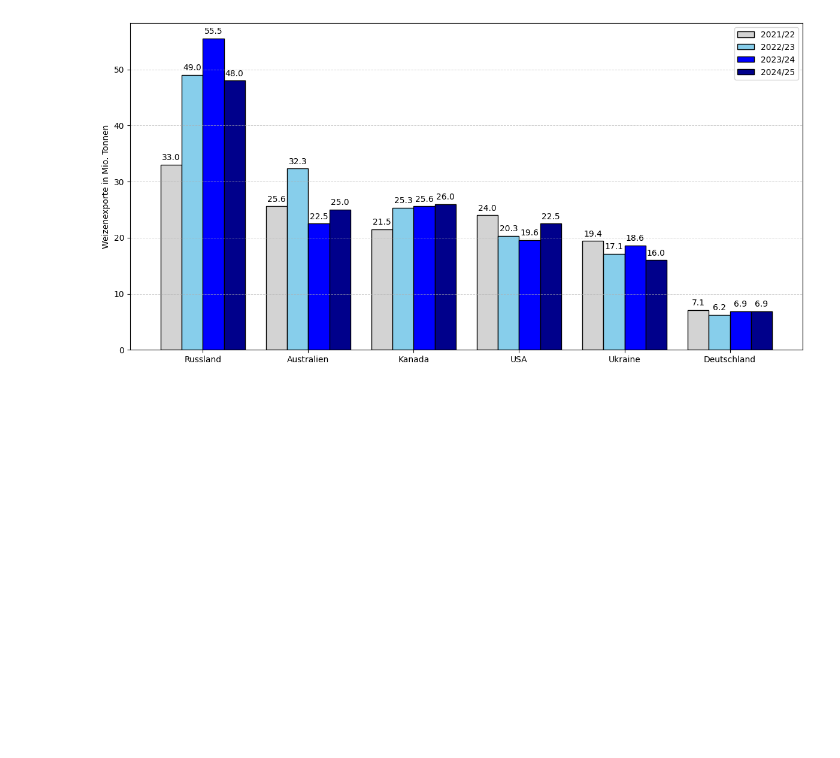
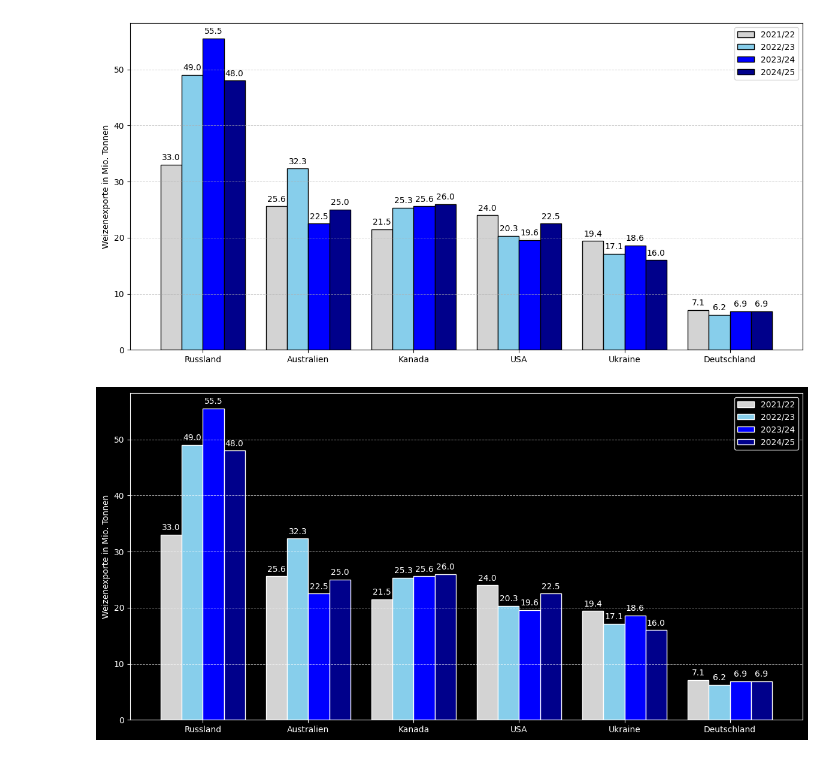
Before and after one commit to BenKraas/2024_GIS1_Abgabe, a Jupyter notebook: diagrams/Weizenexporte_4_Jahre.ipynb, the cells around one changed output. Cells and saved outputs as stored; diff of their text form; code cells hidden in the pictures; blank space fills up the shorter version.

Commit message:
dark mode

```diff
--- a/diagrams/Weizenexporte_4_Jahre.ipynb
+++ b/diagrams/Weizenexporte_4_Jahre.ipynb
@@ -61,2 +59,64 @@ plt.show()
 # %% [output]
 [figure]
+# %%
+import matplotlib.pyplot as plt
+import numpy as np
+
+# Dunkles Hintergrund-Theme aktivieren
+plt.style.use('dark_background')
+
+# Daten
+categories = ['Russland', 'Australien', 'Kanada', 'USA', 'Ukraine', 'Deutschland']
+values1 = [33, 25.6, 21.5, 24, 19.4, 7.1]  # 2021/22
+values2 = [49, 32.3, 25.3, 20.3, 17.1, 6.2]  # 2022/23
+values3 = [55.5, 22.5, 25.6, 19.6, 18.6, 6.9]  # 2023/24
+values4 = [48, 25, 26, 22.5, 16, 6.9]  # 2024/25
+
+# Abbildungsgröße anpassen
+fig, ax1 = plt.subplots(figsize=(12, 6))
+
+# Balkenbreite und Positionen
+x = np.arange(len(categories))
+width = 0.2  # Balkenbreite
+
+# Erste Reihe von Balken (2021/22)
+bars1 = ax1.bar(x - 1.5 * width, values1, width, color='lightgrey', edgecolor='white', label='2021/22')
+
+# Zweite Reihe von Balken (2022/23)
+bars2 = ax1.bar(x - 0.5 * width, values2, width, color='skyblue', edgecolor='white', label='2022/23')
+
+# Dritte Reihe von Balken (2023/24)
+bars3 = ax1.bar(x + 0.5 * width, values3, width, color='blue', edgecolor='white', label='2023/24')
+
+# Vierte Reihe von Balken (2024/25)
+bars4 = ax1.bar(x + 1.5 * width, values4, width, color='darkblue', edgecolor='white', label='2024/25')
+
+# Achsenbeschriftungen
+ax1.set_ylabel('Weizenexporte in Mio. Tonnen', color='white')
+ax1.set_xticks(x)
+ax1.set_xticklabels(categories, rotation=0, ha='center', color='white')
+
+# Hintergrundlinien hinzufügen
+ax1.grid(axis='y', linestyle='--', linewidth=0.7, alpha=0.7, color='white')
+
+# Zahlenwerte über den Balken anzeigen
+for bar in bars1:
+    ax1.text(bar.get_x() + bar.get_width() / 2, bar.get_height() + 0.5, f'{bar.get_height():.1f}', ha='center', va='bottom', fontsize=10, color='white')
+
+for bar in bars2:
+    ax1.text(bar.get_x() + bar.get_width() / 2, bar.get_height() + 0.5, f'{bar.get_height():.1f}', ha='center', va='bottom', fontsize=10, color='white')
+
+for bar in bars3:
+    ax1.text(bar.get_x() + bar.get_width() / 2, bar.get_height() + 0.5, f'{bar.get_height():.1f}', ha='center', va='bottom', fontsize=10, color='white')
+
+for bar in bars4:
+    ax1.text(bar.get_x() + bar.get_width() / 2, bar.get_height() + 0.5, f'{bar.get_height():.1f}', ha='center', va='bottom', fontsize=10, color='white')
+
+# Legende hinzufügen
+ax1.legend(facecolor='black', edgecolor='white', fontsize=10)
+
+# Layout optimieren und anzeigen
+fig.tight_layout()
+plt.show()
+# %% [output]
+[figure, added]
```
Also changed, not shown: parts of 1 cell of this notebook.
